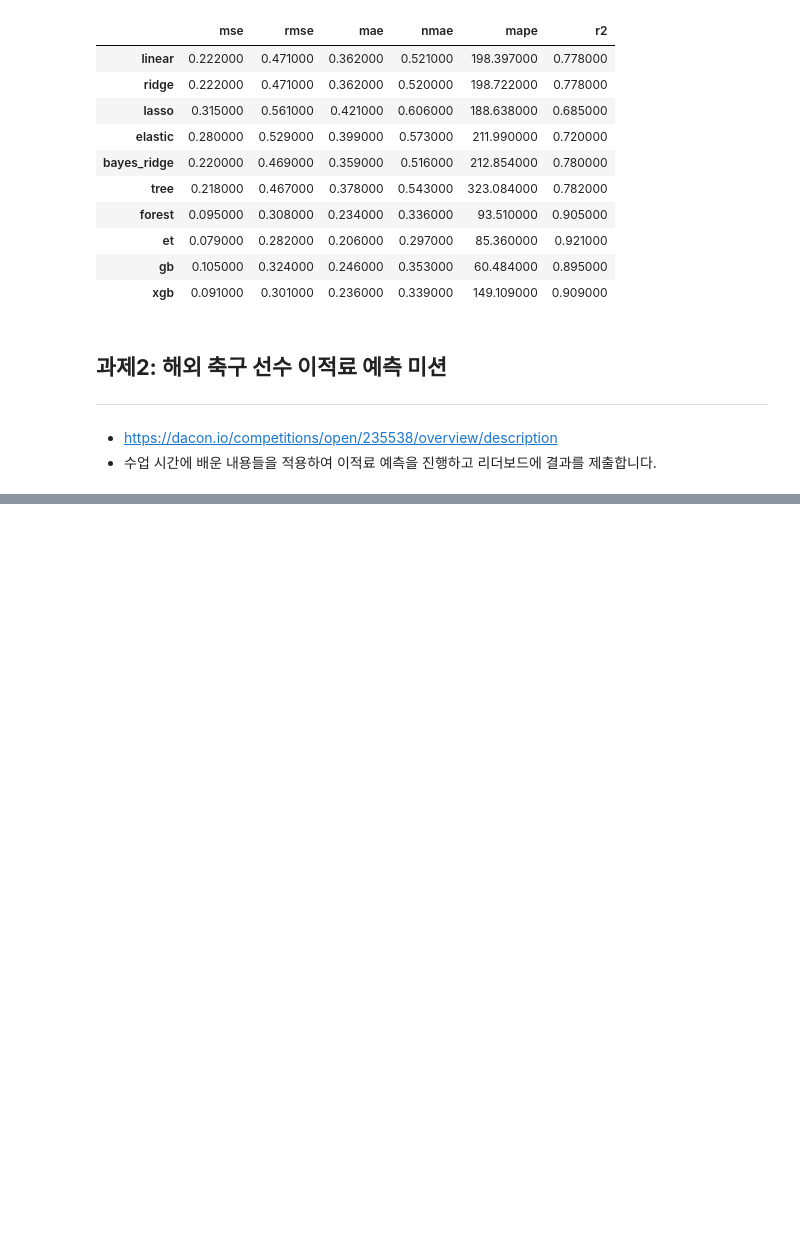
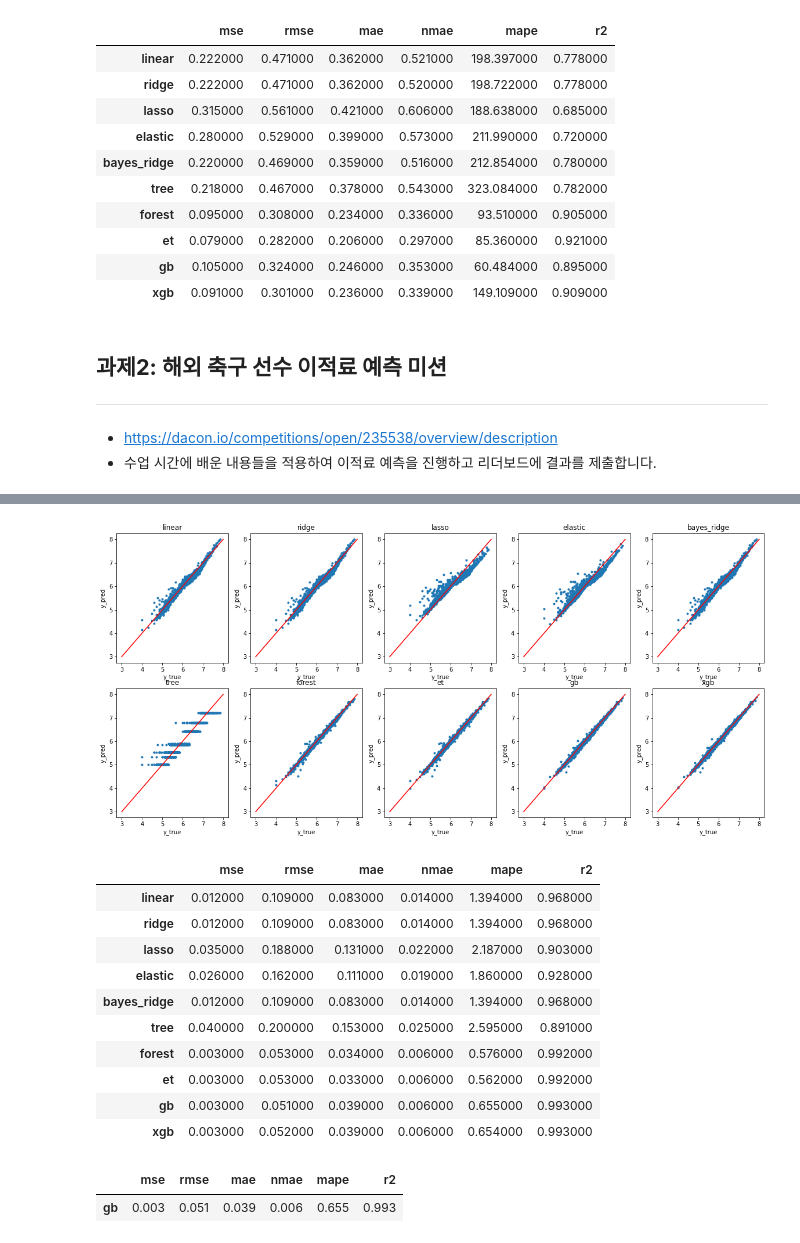
Before and after one commit to yebiny/SkillTreePython-DataAnalysis, a Jupyter notebook: 05.머신러닝기반데이터분석/해설/ch05_10_사이킷런실습_비선형회귀분석.ipynb, the cells around one changed output, grey strips where cells are left out. Cells and saved outputs as stored; diff of their text form; code cells hidden in the pictures; blank space fills up the shorter version.

```diff
--- a/05.머신러닝기반데이터분석/해설/ch05_10_사이킷런실습_비선형회귀분석.ipynb
+++ b/05.머신러닝기반데이터분석/해설/ch05_10_사이킷런실습_비선형회귀분석.ipynb
@@ -485,3 +485,7 @@ df_score.style.background_gradient(cmap='Greens_r')
 
 * https://dacon.io/competitions/open/235538/overview/description
 * 수업 시간에 배운 내용들을 적용하여 이적료 예측을 진행하고 리더보드에 결과를 제출합니다.
+# %%
+train = pd.read_csv('FIFA_train.csv')
+print(train.shape)
+train.head()
@@ -487,0 +540,39 @@ df_score.style.background_gradient(cmap='Greens_r')
+# %%
+from sklearn.linear_model import *
+from sklearn.tree import *
+from sklearn.ensemble import *
+from xgboost import XGBRegressor
+
+linear = LinearRegression()
+ridge = Ridge(alpha=0.1, random_state=1)
+lasso = Lasso(alpha=0.1, random_state=1)
+elastic = ElasticNet(alpha=0.1, random_state=1)
+bayes_ridge = BayesianRidge()
+tree = DecisionTreeRegressor(max_depth=3, random_state=1)
+forest = RandomForestRegressor(random_state=1)
+et = ExtraTreesRegressor(random_state=1)
+gb = GradientBoostingRegressor(random_state=1)
+xgb = XGBRegressor(random_state=1)
+
+df_score = pd.DataFrame()
+plt.figure(figsize=(20,9))
+for idx, model in enumerate(['linear', 'ridge', 'lasso', 'elastic', 'bayes_ridge',
+                             'tree', 'forest', 'et', 'gb', 'xgb']):
+  # 모델별 학습 및 예측
+  eval(model).fit(X_train, y_train)
+  y_pred = eval(model).predict(X_valid)
+
+  # 실제-예측 산점도
+  plt.subplot(2,5,idx+1)
+  plt.title(model)
+  plt.scatter(y_valid, y_pred, marker='.')
+  plt.plot([3,8],[3,8], c='r')
+  plt.xlabel('y_true')
+  plt.ylabel('y_pred')
+
+  # 성능 평가
+  df_score = pd.concat([df_score, pd.DataFrame(regression_scores(y_valid, y_pred) ,index=[model]) ])
+
+plt.show()
+df_score.style.background_gradient(cmap='Greens_r')
+# %% [output]
@@ -487,0 +580,21 @@ df_score.style.background_gradient(cmap='Greens_r')
+[figure, added]
+|  | mse | rmse | mae | nmae | mape | r2 |
+| linear | 0.012000 | 0.109000 | 0.083000 | 0.014000 | 1.394000 | 0.968000 |
+| ridge | 0.012000 | 0.109000 | 0.083000 | 0.014000 | 1.394000 | 0.968000 |
+| lasso | 0.035000 | 0.188000 | 0.131000 | 0.022000 | 2.187000 | 0.903000 |
+| elastic | 0.026000 | 0.162000 | 0.111000 | 0.019000 | 1.860000 | 0.928000 |
+| bayes_ridge | 0.012000 | 0.109000 | 0.083000 | 0.014000 | 1.394000 | 0.968000 |
+| tree | 0.040000 | 0.200000 | 0.153000 | 0.025000 | 2.595000 | 0.891000 |
+| forest | 0.003000 | 0.053000 | 0.034000 | 0.006000 | 0.576000 | 0.992000 |
+| et | 0.003000 | 0.053000 | 0.033000 | 0.006000 | 0.562000 | 0.992000 |
+| gb | 0.003000 | 0.051000 | 0.039000 | 0.006000 | 0.655000 | 0.993000 |
+| xgb | 0.003000 | 0.052000 | 0.039000 | 0.006000 | 0.654000 | 0.993000 |
+# %%
+# RMSE 기준 가장 좋은 gb 이용
+gb = GradientBoostingRegressor(random_state=1)
+gb.fit(X_train, y_train)
+y_pred = gb.predict(X_valid)
+pd.DataFrame(regression_scores(y_valid, y_pred) ,index=['gb'])
+# %% [output]
+|  | mse | rmse | mae | nmae | mape | r2 |
+| gb | 0.003 | 0.051 | 0.039 | 0.006 | 0.655 | 0.993 |
```
Also changed, not shown: parts of 13 cells of this notebook.
